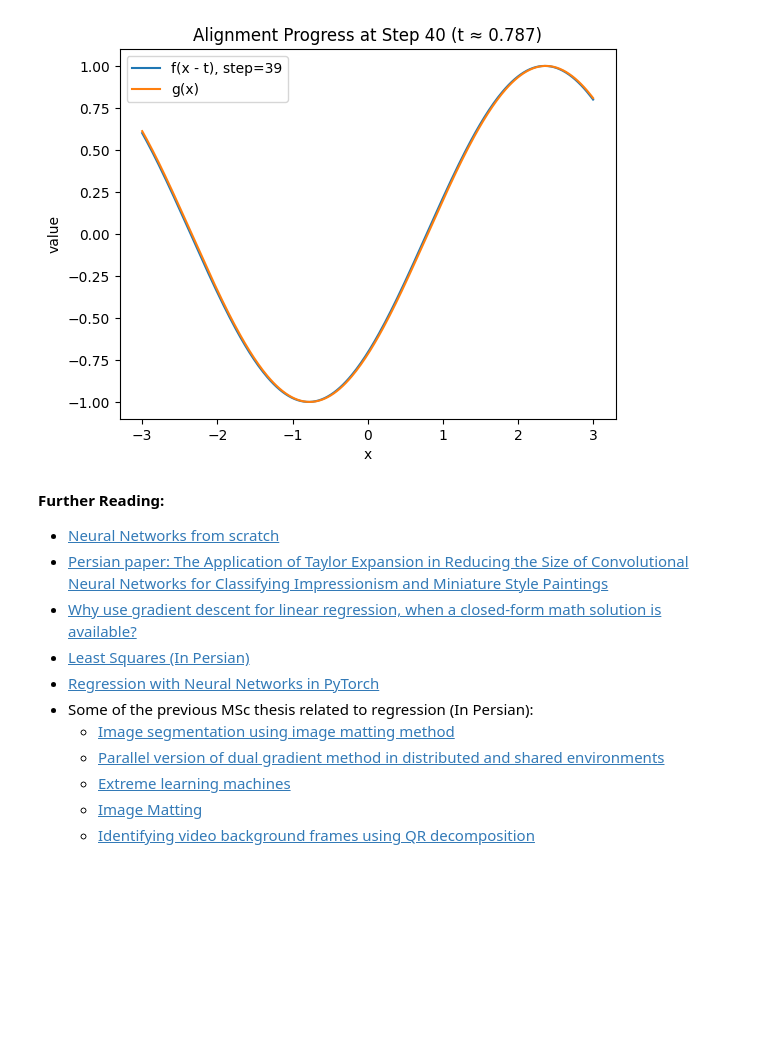
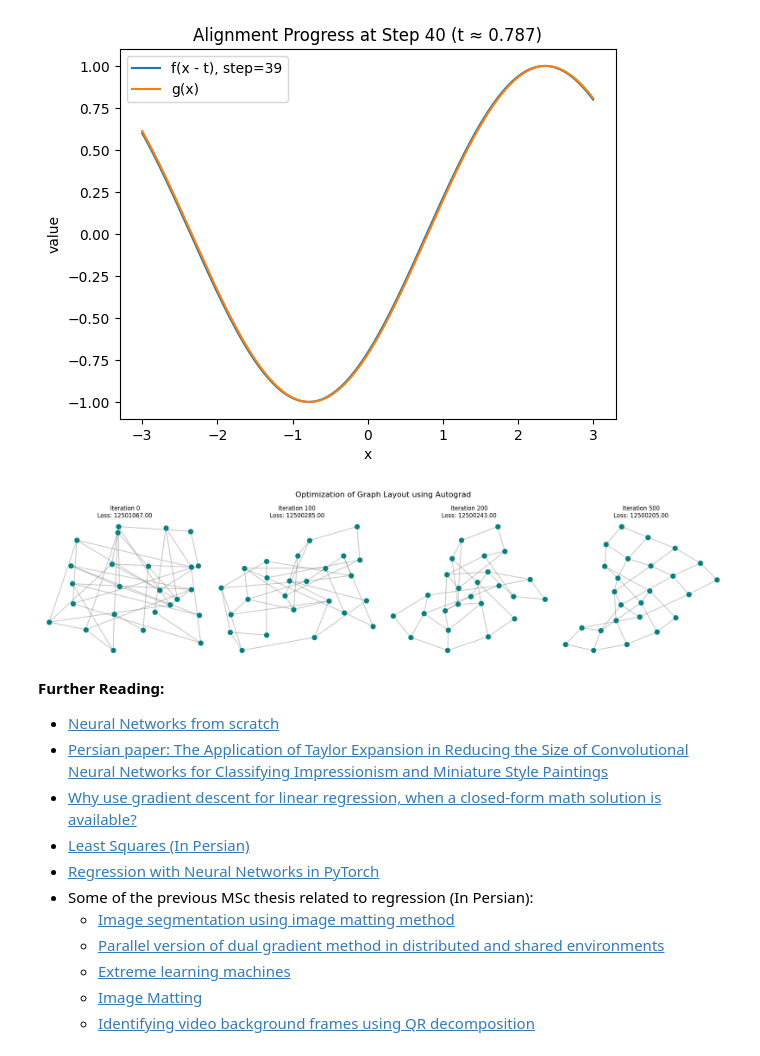
Before and after one commit to fum-cs/a4ds, a Jupyter notebook: machine-learning/05.06-Linear-Regression-part2.ipynb, the cells around one changed output. Drawn from its saved outputs; the diff is of its cells as text; code cells hidden in the pictures; blank space fills up the shorter version.

Commit message:
Add Autograd examples

```diff
--- a/machine-learning/05.06-Linear-Regression-part2.ipynb
+++ b/machine-learning/05.06-Linear-Regression-part2.ipynb
@@ -824,6 +824,95 @@ for step, t_val, shifted_curve in history:
 [figure]
 [figure]
 [figure]
+# %%
+import torch
+import matplotlib.pyplot as plt
+import networkx as nx
+import numpy as np
+
+# --- 1. Setup Data: Create a Grid Graph ---
+# We use a grid because it has a clear structure that we want to recover.
+n_side = 5
+G = nx.grid_2d_graph(n_side, n_side)
+nodes = list(G.nodes())
+# Map 2D grid coordinates to indices 0..N-1
+node_to_idx = {node: i for i, node in enumerate(nodes)}
+N = len(nodes)
+
+# Convert edges to a tensor of shape (num_edges, 2)
+edge_list = []
+for u, v in G.edges():
+    edge_list.append([node_to_idx[u], node_to_idx[v]])
+edges = torch.tensor(edge_list, dtype=torch.long)
+
+# --- 2. Initialize Coordinates Randomly ---
+# X represents the (x, y) coordinates of our N nodes.
+# We want to optimize X, so requires_grad=True.
+torch.manual_seed(42)
+X = torch.rand(N, 2, requires_grad=True)
+
+# Using Adam optimizer (acts like Gradient Descent with momentum)
+optimizer = torch.optim.Adam([X], lr=0.1)
+
+# --- 3. Visualization Setup ---
+fig, axes = plt.subplots(1, 4, figsize=(20, 5))
+steps_to_plot = [0, 100, 200, 500] # Iterations to visualize
+
+# --- 4. Optimization Loop ---
+for step in range(501):
+    optimizer.zero_grad()
+
+    # Calculate all pairwise differences: X_i - X_j
+    # Shape becomes (N, N, 2) via broadcasting
+    diff = X.unsqueeze(1) - X.unsqueeze(0)
+
+    # Euclidean distance between all pairs
+    # Add small epsilon to avoid division by zero
+    dist = torch.norm(diff, dim=2) + 1e-6
+
+    # --- The Energy Function ---
+
+    # 1. Attraction: Minimize distance for connected edges
+    # We gather distances only for pairs present in 'edges'
+    edge_distances = dist[edges[:, 0], edges[:, 1]]
+    loss_attraction = (edge_distances ** 2).sum()
+
+    # 2. Repulsion: Maximize distance for ALL pairs (inverse distance)
+    # We ignore the diagonal (distance to self is 0) by masking or just sum all
+    # Since 1/0 is handled by epsilon, we sum everything.
+    loss_repulsion = (1.0 / dist).sum()
+
+    # Total Loss: Combine forces
+    # We weigh repulsion slightly less to keep the graph compact
+    loss = loss_attraction + 0.5 * loss_repulsion
+
+    # --- Autograd Magic ---
+    loss.backward()
+    optimizer.step()
+
+    # --- Plotting ---
+    if step in steps_to_plot:
+        idx = steps_to_plot.index(step)
+        ax = axes[idx]
+
+        # Detach tensor to numpy for plotting
+        pos = X.detach().numpy()
+
+        # Draw edges
+        for e in edge_list:
+            p1, p2 = pos[e[0]], pos[e[1]]
+            ax.plot([p1[0], p2[0]], [p1[1], p2[1]], 'gray', alpha=0.5, zorder=1)
+
+        # Draw nodes
+        ax.scatter(pos[:, 0], pos[:, 1], c='teal', s=100, zorder=2)
+        ax.set_title(f"Iteration {step}\nLoss: {loss.item():.2f}")
+        ax.axis('off')
+
+plt.suptitle("Optimization of Graph Layout using Autograd", fontsize=16)
+plt.tight_layout()
+plt.show()
+# %% [output]
+[figure, added]
 # %% [markdown]
 **Further Reading:**
 
```
Also changed, not shown: 5 other files.
